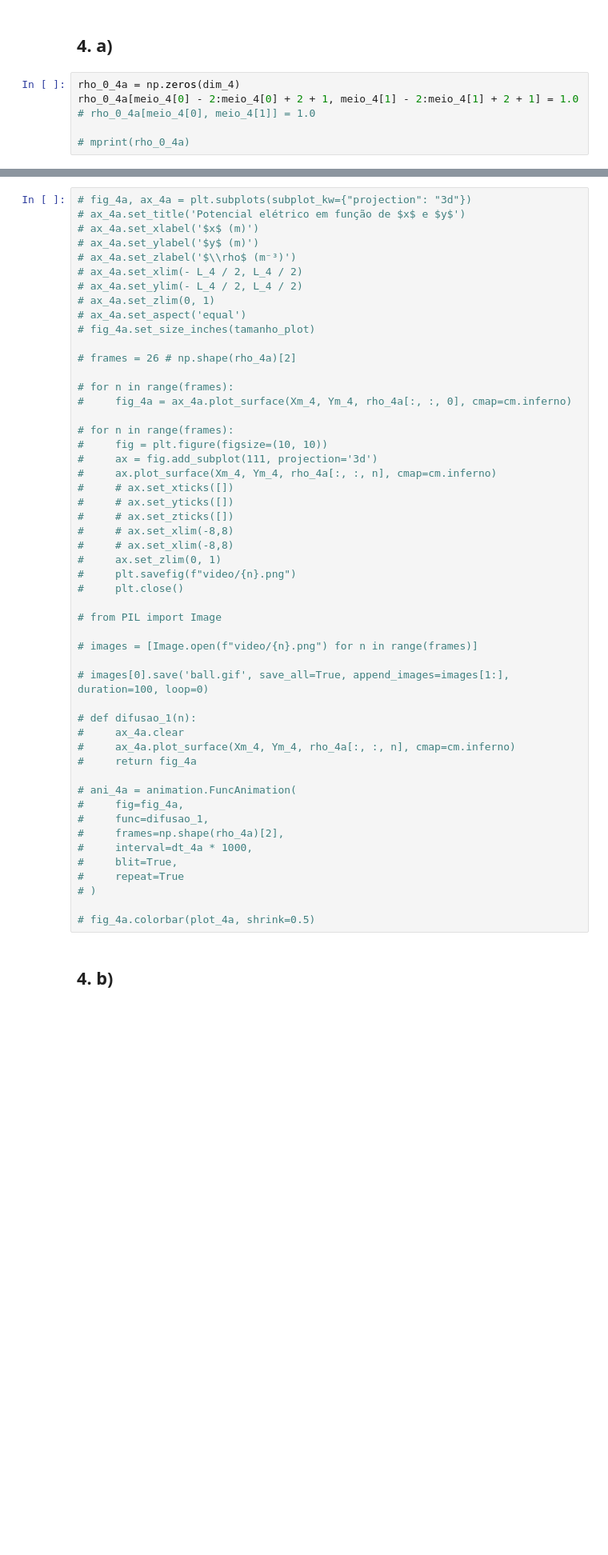
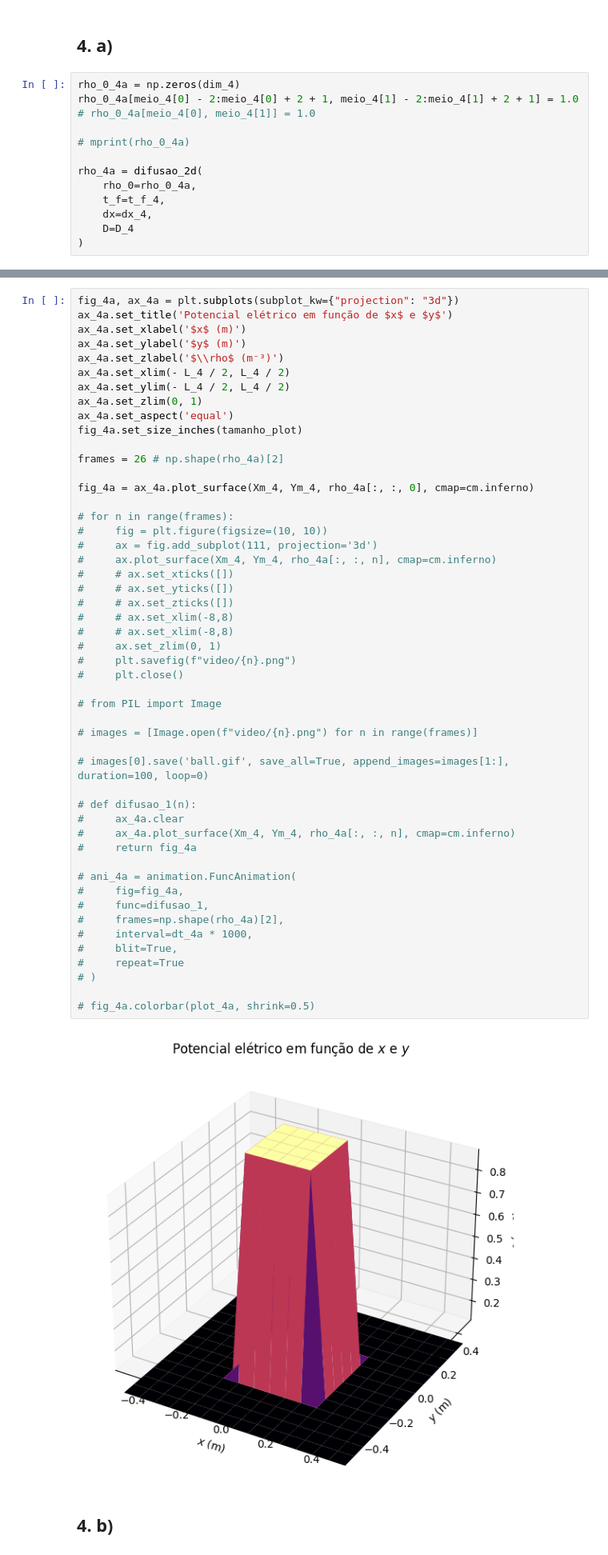
Before and after one commit to vdvdlk/metcomp2, a Jupyter notebook: lista03.ipynb, the cells around one changed output, grey strips where cells are left out. Shown: that part at 80% size. Cells and saved outputs as stored; diff of their text form; blank space fills up the shorter version.

```diff
--- a/lista03.ipynb
+++ b/lista03.ipynb
@@ -142,3 +140,10 @@ rho_0_4a[meio_4[0] - 2:meio_4[0] + 2 + 1, meio_4[1] - 2:meio_4[1] + 2 + 1] = 1.0
 # rho_0_4a[meio_4[0], meio_4[1]] = 1.0
 
 # mprint(rho_0_4a)
+
+rho_4a = difusao_2d(
+    rho_0=rho_0_4a,
+    t_f=t_f_4,
+    dx=dx_4,
+    D=D_4
+)
@@ -152,19 +150,18 @@ rho_0_4a[meio_4[0] - 2:meio_4[0] + 2 + 1, meio_4[1] - 2:meio_4[1] + 2 + 1] = 1.0
 # %%
-# fig_4a, ax_4a = plt.subplots(subplot_kw={"projection": "3d"})
-# ax_4a.set_title('Potencial elétrico em função de $x$ e $y$')
-# ax_4a.set_xlabel('$x$ (m)')
-# ax_4a.set_ylabel('$y$ (m)')
-# ax_4a.set_zlabel('$\\rho$ (m⁻³)')
-# ax_4a.set_xlim(- L_4 / 2, L_4 / 2)
-# ax_4a.set_ylim(- L_4 / 2, L_4 / 2)
-# ax_4a.set_zlim(0, 1)
-# ax_4a.set_aspect('equal')
-# fig_4a.set_size_inches(tamanho_plot)
+fig_4a, ax_4a = plt.subplots(subplot_kw={"projection": "3d"})
+ax_4a.set_title('Potencial elétrico em função de $x$ e $y$')
+ax_4a.set_xlabel('$x$ (m)')
+ax_4a.set_ylabel('$y$ (m)')
+ax_4a.set_zlabel('$\\rho$ (m⁻³)')
+ax_4a.set_xlim(- L_4 / 2, L_4 / 2)
+ax_4a.set_ylim(- L_4 / 2, L_4 / 2)
+ax_4a.set_zlim(0, 1)
+ax_4a.set_aspect('equal')
+fig_4a.set_size_inches(tamanho_plot)
 
-# frames = 26 # np.shape(rho_4a)[2]
+frames = 26 # np.shape(rho_4a)[2]
 
-# for n in range(frames):
-#     fig_4a = ax_4a.plot_surface(Xm_4, Ym_4, rho_4a[:, :, 0], cmap=cm.inferno)
+fig_4a = ax_4a.plot_surface(Xm_4, Ym_4, rho_4a[:, :, 0], cmap=cm.inferno)
 
 # for n in range(frames):
 #     fig = plt.figure(figsize=(10, 10))
@@ -173,33 +170,35 @@ rho_0_4a[meio_4[0] - 2:meio_4[0] + 2 + 1, meio_4[1] - 2:meio_4[1] + 2 + 1] = 1.0
 #     # ax.set_xticks([])
 #     # ax.set_yticks([])
 #     # ax.set_zticks([])
 #     # ax.set_xlim(-8,8)
 #     # ax.set_xlim(-8,8)
 #     ax.set_zlim(0, 1)
 #     plt.savefig(f"video/{n}.png")
 #     plt.close()
 
 # from PIL import Image
 
 # images = [Image.open(f"video/{n}.png") for n in range(frames)]
 
 # images[0].save('ball.gif', save_all=True, append_images=images[1:], duration=100, loop=0)
 
 # def difusao_1(n):
 #     ax_4a.clear
 #     ax_4a.plot_surface(Xm_4, Ym_4, rho_4a[:, :, n], cmap=cm.inferno)
 #     return fig_4a
 
 # ani_4a = animation.FuncAnimation(
 #     fig=fig_4a,
 #     func=difusao_1,
 #     frames=np.shape(rho_4a)[2],
 #     interval=dt_4a * 1000,
 #     blit=True,
 #     repeat=True
 # )
 
 # fig_4a.colorbar(plot_4a, shrink=0.5)
+# %% [output]
+[figure, added]
 # %% [markdown]
 ## 4. b)
 # %% [markdown]
```
Also changed, not shown: parts of 5 cells of this notebook, 3 other files.
